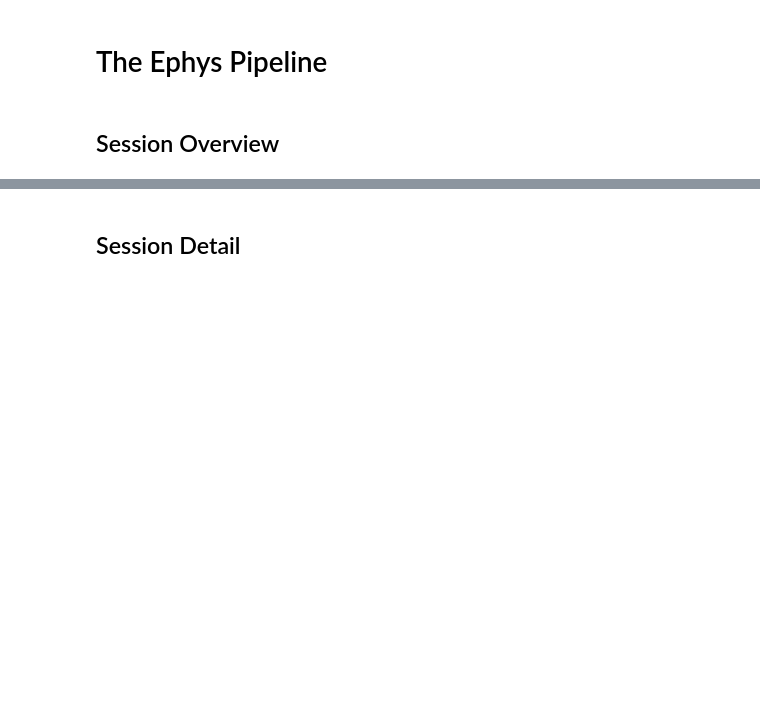
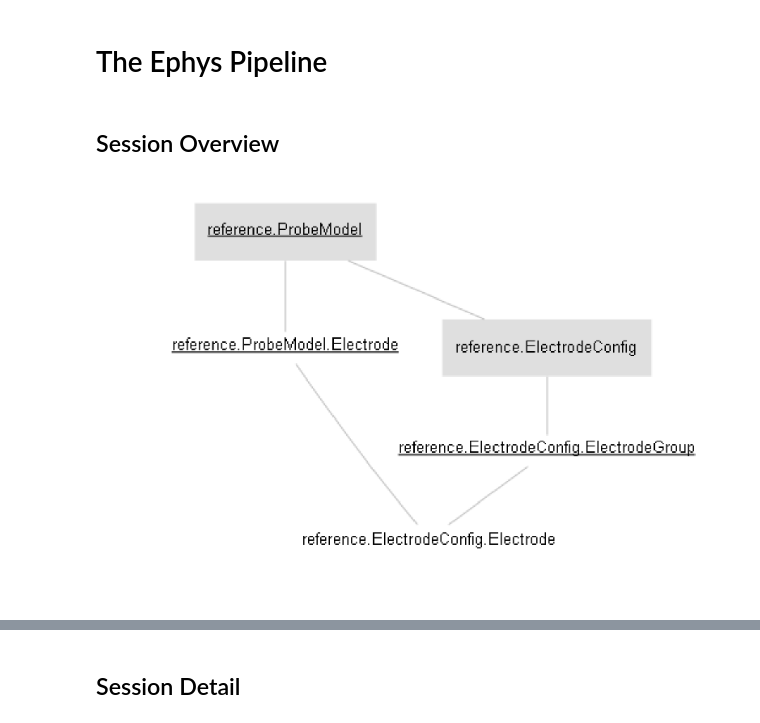
Before and after one commit to kavli-ntnu/dj-docs, a Jupyter notebook: notebooks/generate_erd.ipynb, the cells around one changed output, grey strips where cells are left out. Cells and saved outputs as stored; diff of their text form; code cells hidden in the pictures; blank space fills up the shorter version.

```diff
--- a/notebooks/generate_erd.ipynb
+++ b/notebooks/generate_erd.ipynb
@@ -12,6 +17,14 @@ mlims = dj.create_virtual_module('mlims', dj.config['custom'].get('mlims.databas
 # %%
-img_dir = pathlib.Path(r'C:\Users\thinh\Documents\TN-Vathes\Moser\dj-docs\images')
+img_dir = pathlib.Path(r'C:\Users\thinh\Documents\TN-Vathes\Moser\dj-docs\images\ephys_pipeline')
 # %% [markdown]
 # The Ephys Pipeline
 # %% [markdown]
 ## Session Overview
+# %%
+erd = dj.ERD(reference.ElectrodeConfig.Electrode) - 1 + reference.ElectrodeConfig.ElectrodeGroup + reference.ProbeModel
+# %%
+z = plt.figure(dpi=300)
+erd.draw()
+z.savefig((img_dir/'econfig.png').as_posix(), dpi=300)
+# %% [output]
+[figure, added]
```
Also changed, not shown: parts of 15 cells of this notebook, 13 other files.
